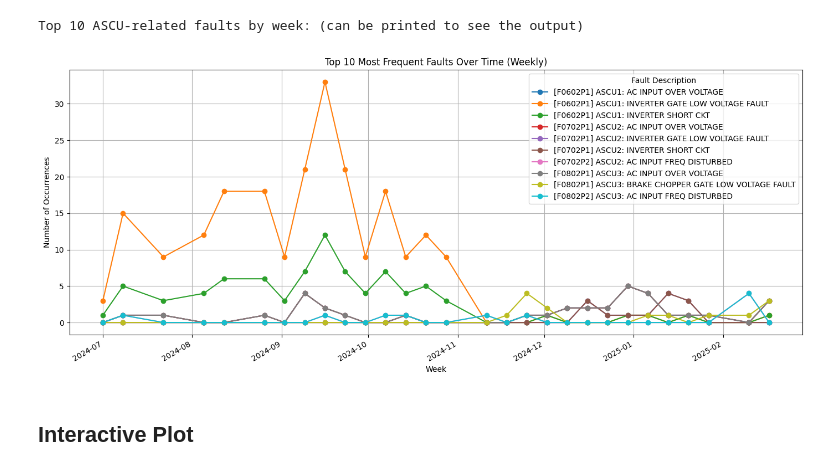
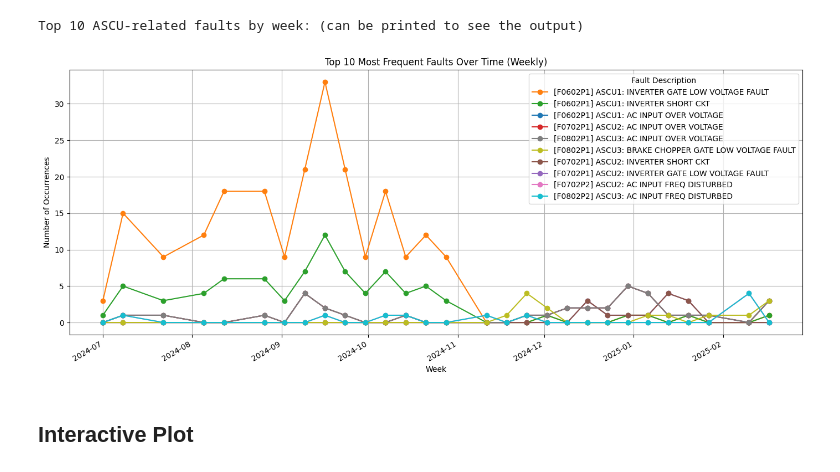
Before and after one commit to jasurlive/THESIS_WSU, a Jupyter notebook: final.ipynb, the cells around one changed output. Cells and saved outputs as stored; diff of their text form; code cells hidden in the pictures.

Commit message:
step 2: sorted descending order

```diff
--- a/final.ipynb
+++ b/final.ipynb
@@ -49,19 +49,26 @@ print("Top 10 ASCU-related faults by week: (can be printed to see the output)")
 # %% [output]
 Top 10 ASCU-related faults by week: (can be printed to see the output)
 # %%
-# Plotting the top 10 faults
 import matplotlib.pyplot as plt
 
-top10.plot(marker="o", figsize=(14, 6))
+sorted_columns = top10.sum().sort_values(ascending=False)
+ax = top10.plot(marker="o", figsize=(14, 6))
+handles, labels = ax.get_legend_handles_labels()
+ax.legend(
+    [dict(zip(labels, handles))[l] for l in totals.index],
+    totals.index,
+    title="Fault Description",
+    loc="upper right",
+)
+
 plt.title("Top 10 Most Frequent Faults Over Time (Weekly)")
 plt.xlabel("Week")
 plt.ylabel("Number of Occurrences")
 plt.grid(True)
 plt.tight_layout()
-plt.legend(title="Fault Description", loc="upper right")
 plt.show()
 # %% [output]
-[figure, old version]
+[figure, new version]
 # %% [markdown]
 ## Interactive Plot
 # %%
```
Also changed, not shown: parts of 1 cell of this notebook.
